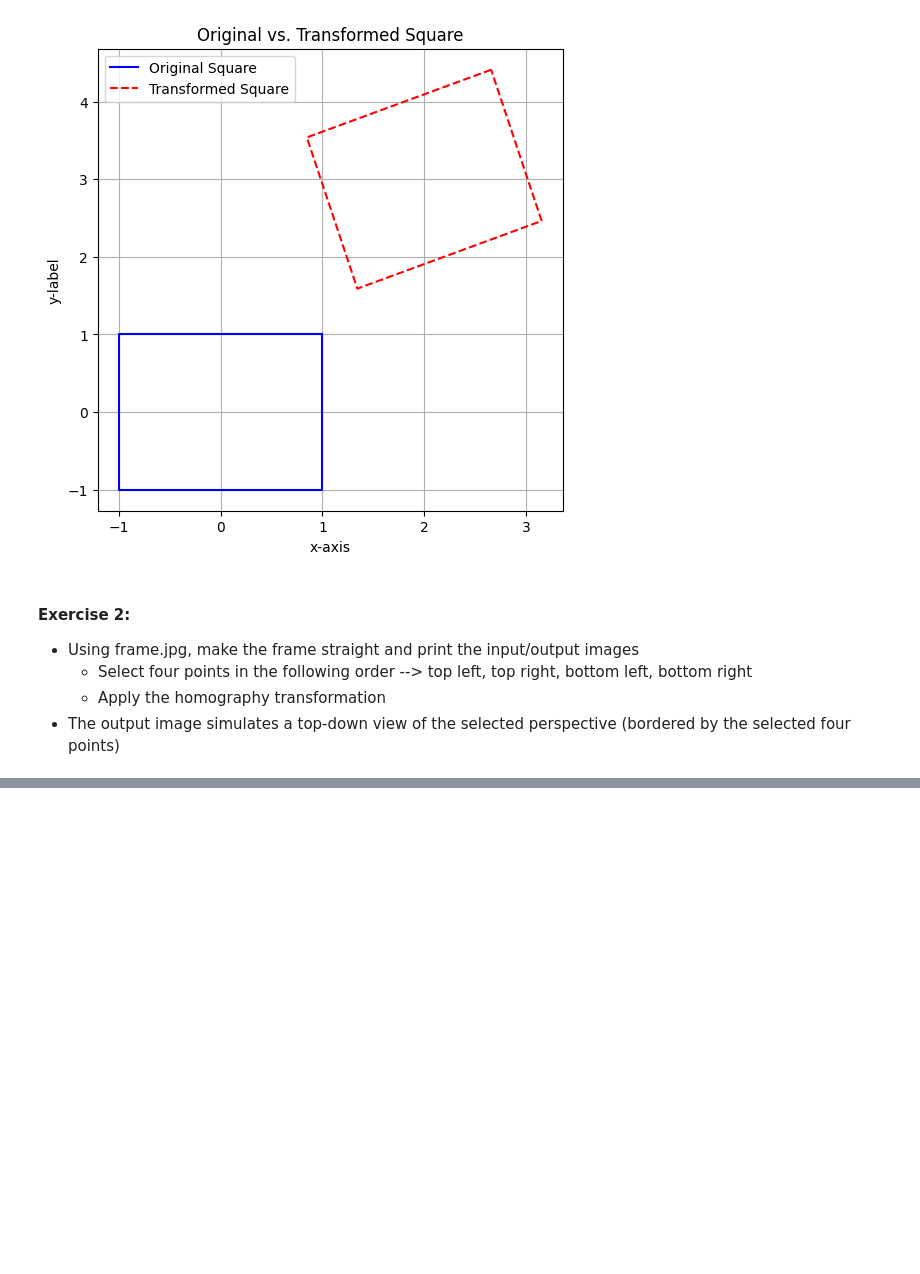
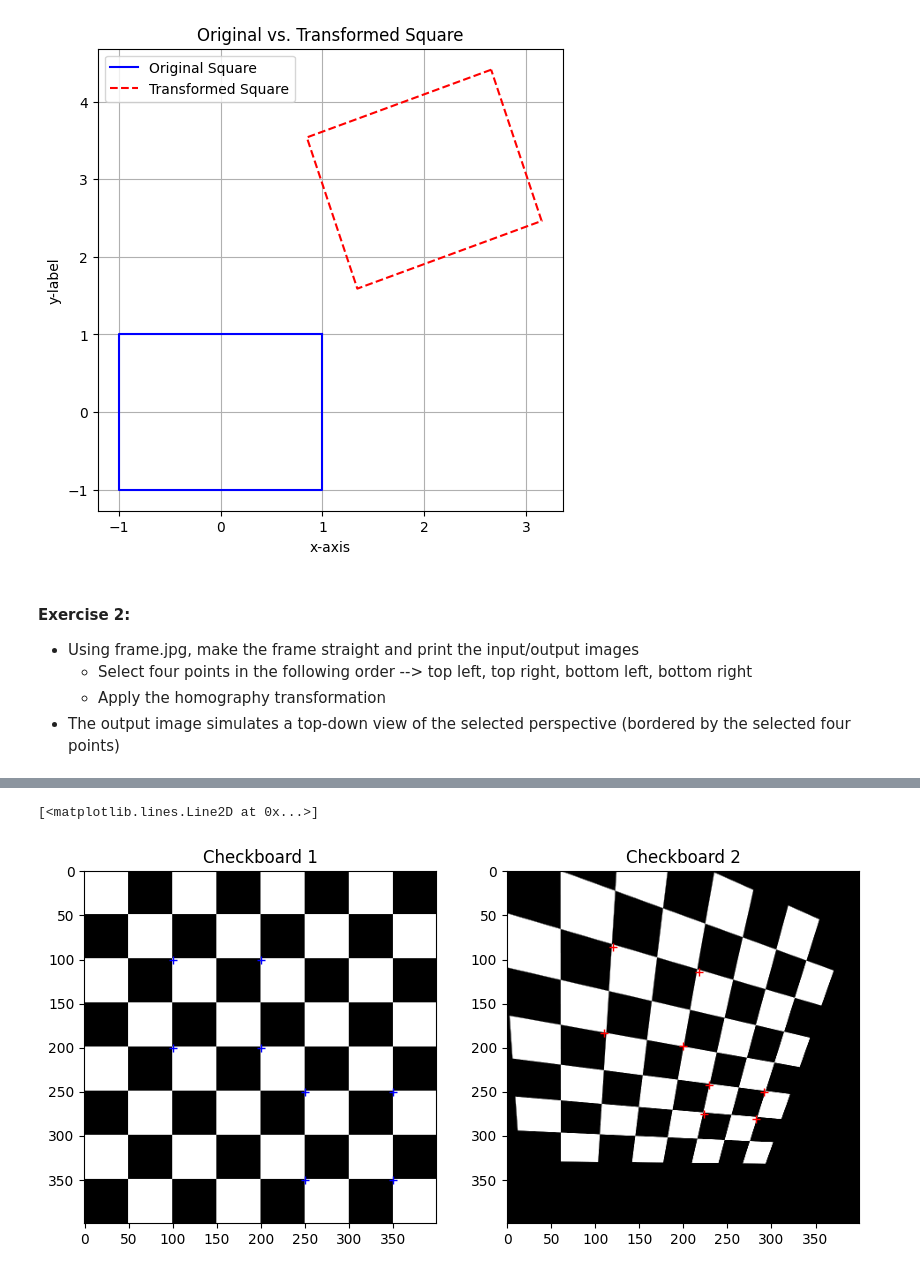
Before and after one commit to lamiselsayed/Computer-Vision-Repository, a Jupyter notebook: Quiz 2 Practice (Lamis).ipynb, the cells around one changed output, grey strips where cells are left out. Drawn from its saved outputs; the diff is of its cells as text; code cells hidden in the pictures; blank space fills up the shorter version.

Commit message:
Solving Checkboard Question

```diff
--- a/Quiz 2 Practice (Lamis).ipynb
+++ b/Quiz 2 Practice (Lamis).ipynb
@@ -131,0 +214,24 @@ Error:
+# %%
+image1 = cv2.imread('data/images/checkerboard1.png', cv2.IMREAD_GRAYSCALE)
+image2 = cv2.imread('data/images/checkerboard2.png', cv2.IMREAD_GRAYSCALE)
+
+
+pts1 = np.array([[100, 100],[100, 200], [200, 100], [200,200],
+                 [250, 250],[250, 350], [350, 250], [350,350]]).T
+pts2 = np.array([(120, 86), (218, 114), (110, 183), (199, 198),
+                (229, 242), (292, 251), (223, 275), (283, 281)]).T
+# %%
+plt.figure(figsize = (10, 10))
+
+plt.subplot(1, 2, 1)
+plt.imshow(image1, cmap = 'gray')
+plt.title('Checkboard 1')
+plt.plot(pts1[0, :], pts1[1, :], 'b+')
+
+plt.subplot(1, 2, 2)
+plt.imshow(image2, cmap = 'gray')
+plt.title('Checkboard 2')
+plt.plot(pts2[0, :], pts2[1, :], 'r+')
+# %% [output]
+[<matplotlib.lines.Line2D at 0x...>]
+[figure, added]
```
Also changed, not shown: parts of 16 cells of this notebook.
